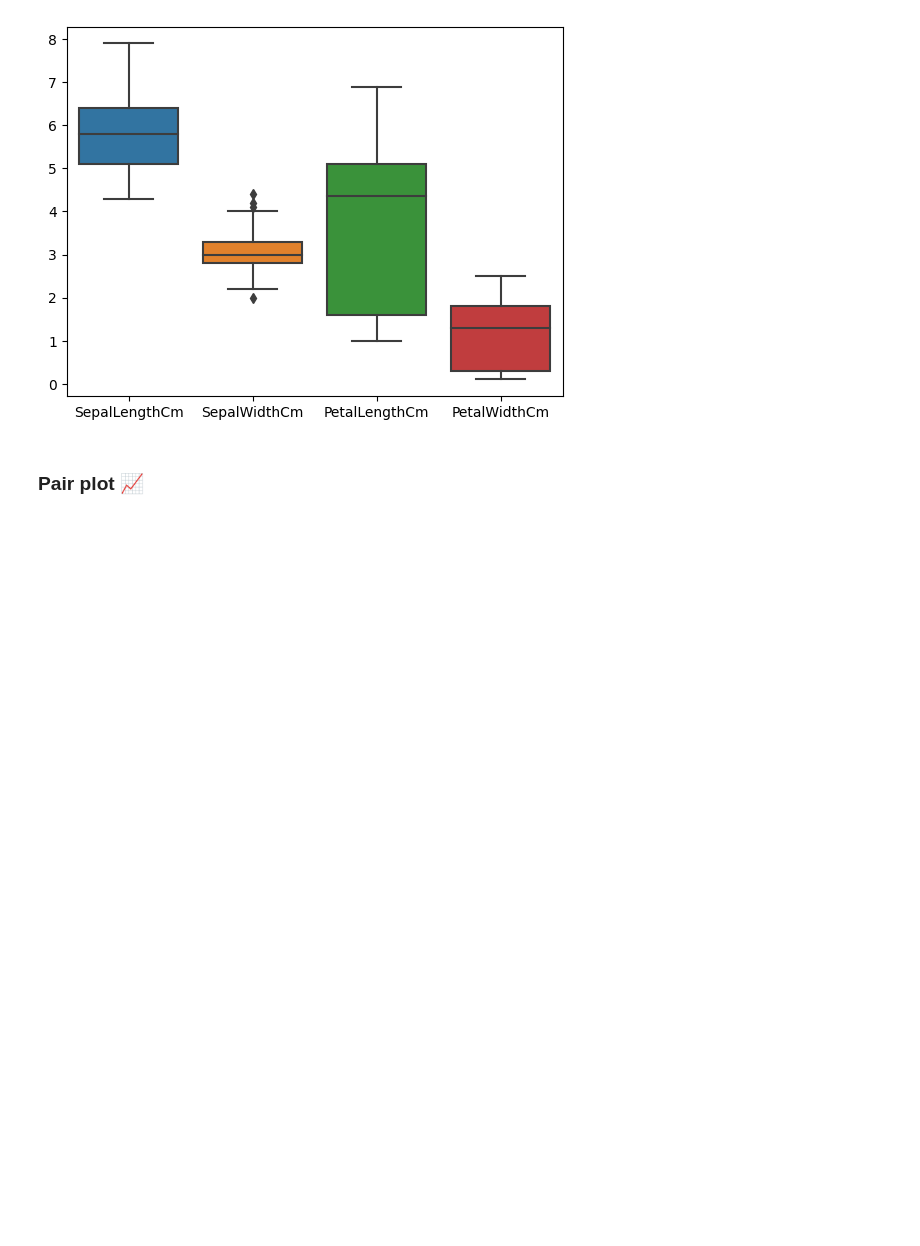
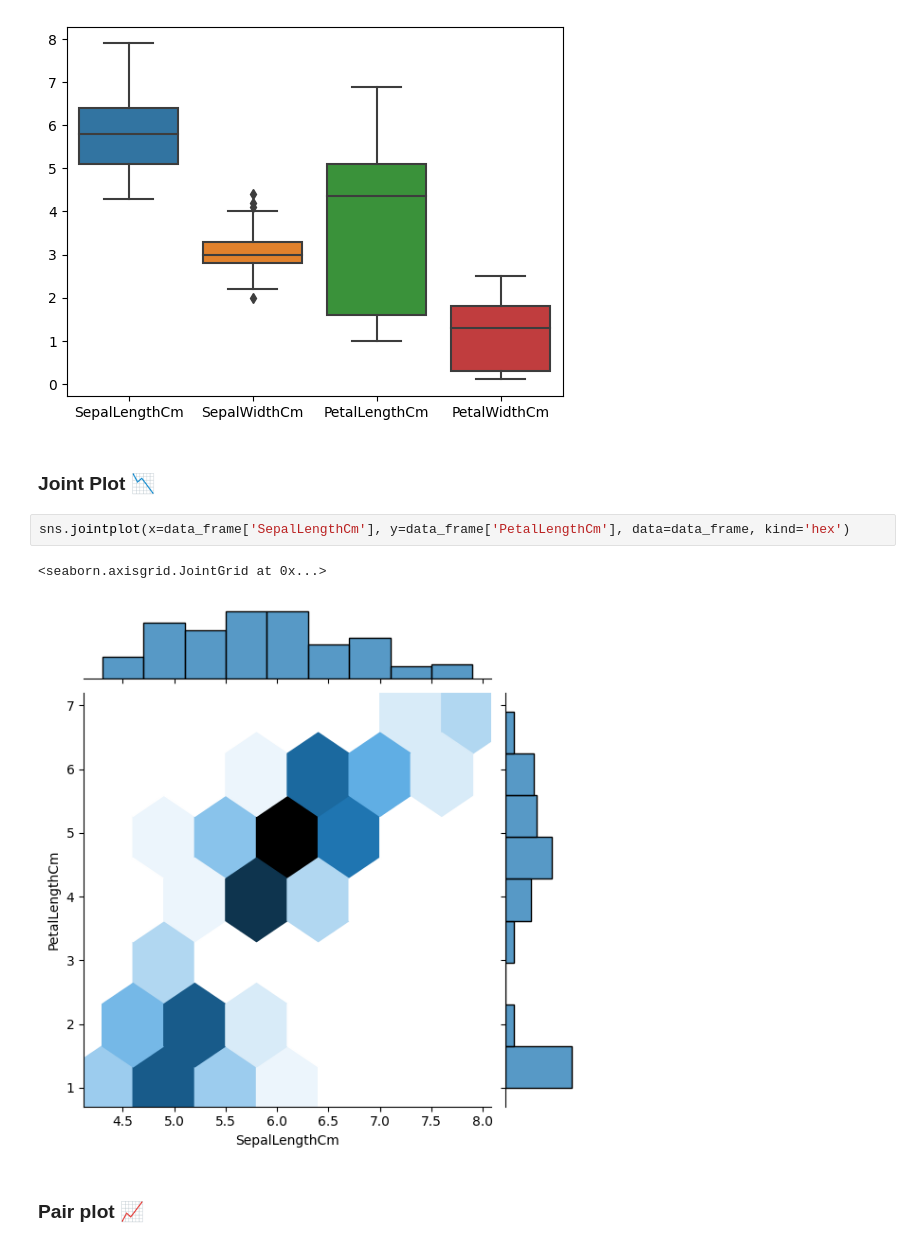
Before and after one commit to Ruban2205/Iris_Classification, a Jupyter notebook: iris_classification_main.ipynb, the cells around one changed output. Saved outputs shown, nothing was run; the diff lists cells and outputs as text; blank space fills up the shorter version.

```diff
--- a/iris_classification_main.ipynb
+++ b/iris_classification_main.ipynb
@@ -119,6 +123,13 @@ sns.boxplot(data=data_frame)
 # %% [output]
 <AxesSubplot:>
 [figure]
+# %% [markdown]
+### Joint Plot 📉
+# %%
+sns.jointplot(x=data_frame['SepalLengthCm'], y=data_frame['PetalLengthCm'], data=data_frame, kind='hex')
+# %% [output]
+<seaborn.axisgrid.JointGrid at 0x...>
+[figure, added]
 # %% [markdown]
 ### Pair plot 📈
 # %%
```
Also changed, not shown: parts of 4 cells of this notebook.
